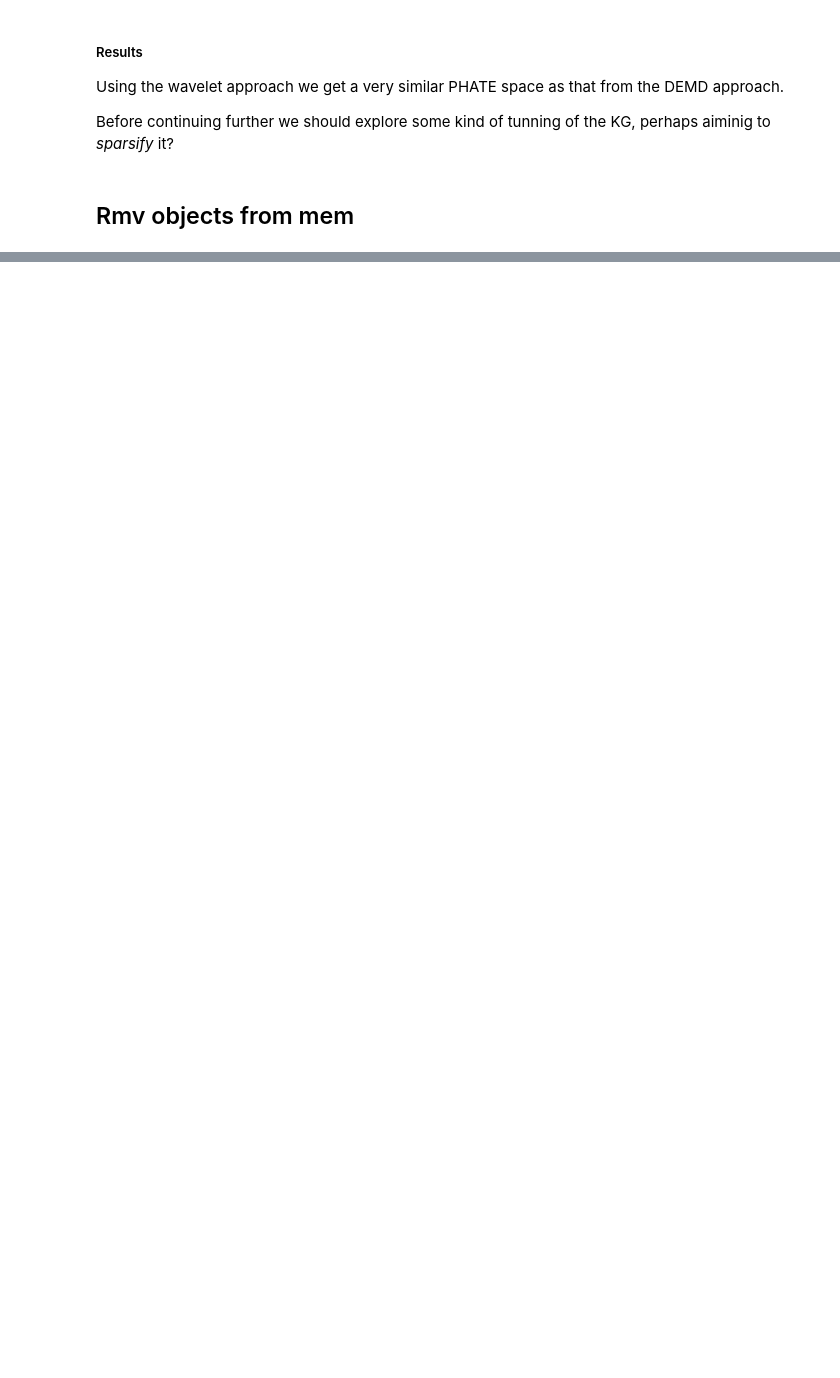
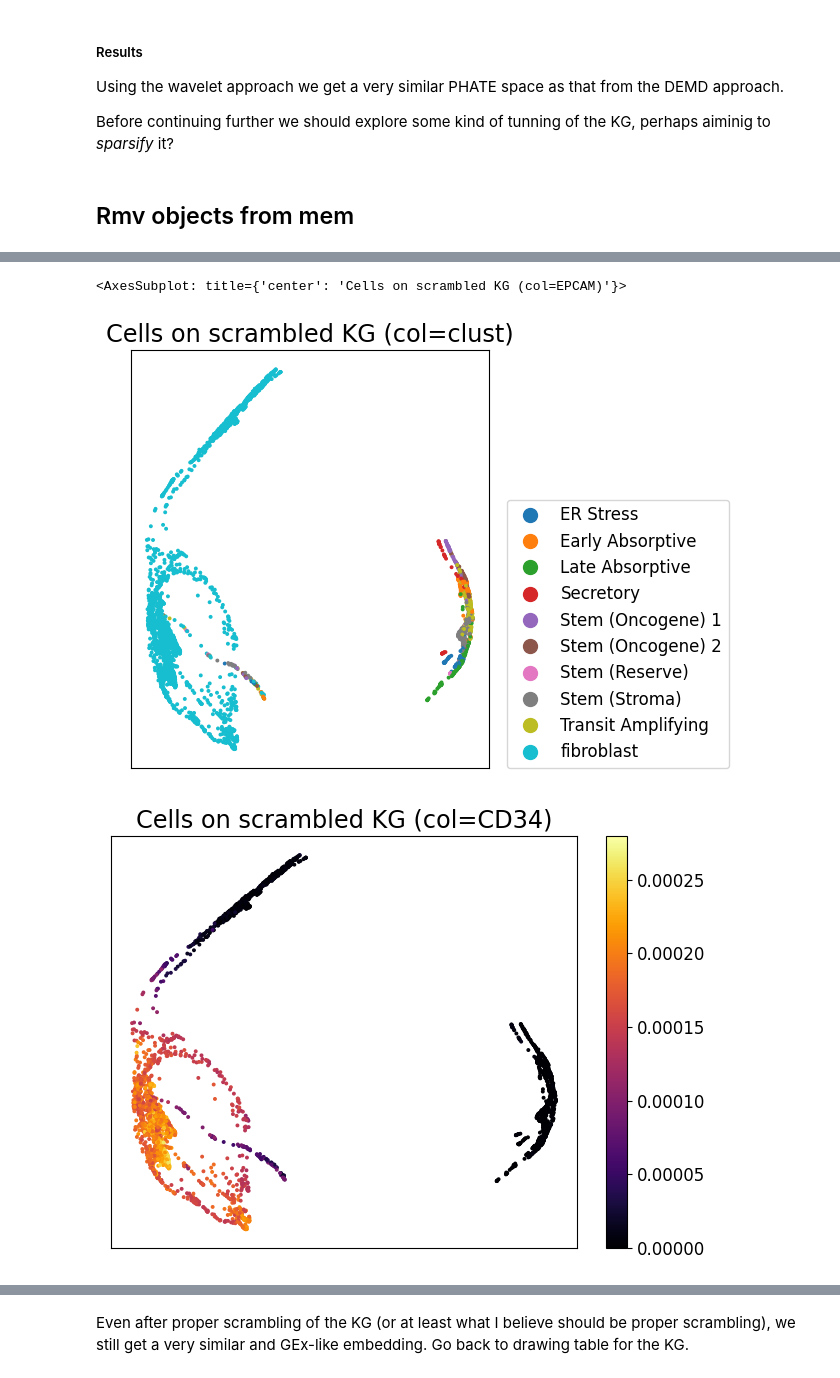
Before and after one commit to FerranC96/sKG4cellCommns, a Jupyter notebook: 2aKGnn_seqWTcocult.ipynb, the cells around one changed output, grey strips where cells are left out. Saved outputs shown, nothing was run; the diff lists cells and outputs as text; code cells hidden in the pictures; blank space fills up the shorter version.

Commit message:
Proper scrambling. B4 new KG

```diff
--- a/2aKGnn_seqWTcocult.ipynb
+++ b/2aKGnn_seqWTcocult.ipynb
@@ -639,7 +603,7 @@ knnKGE
 # %%
-#TRy sparsified version of graph
-KGEwavloc = Localizer(knnKGE) #Takes only pygsp graphs
-KGEwavloc.CalculateWavelets(J=4) #J is the scale param. Confirmed
-KGEwavloc.FlattenAndNormalize()
-KGEwavloc.FlatWaves.shape
+pyG = pygsp.graphs.Graph(W=networkx.to_numpy_array(G_scram))
+wavloc = Localizer(pyG) #Takes only pygsp graphs
+wavloc.CalculateWavelets(J=4) #J is the scale param. Confirmed
+wavloc.FlattenAndNormalize()
+wavloc.FlatWaves.shape
 # %% [output]
@@ -651,6 +613,0 @@ To project the cells on the gene**X**wavelet matrix we will multiply a cell**X**
-# %%
-#Reorder GEX data based on adjacency matrix
-dScalRnaSeq = dScalRnaSeq.reindex(
-                columns=dKGEnn_50filt.index)
-
-dScalRnaSeq
@@ -670,0 +614,6 @@ dScalRnaSeq
+# %%
+#Multiply 2 matrices using the dot product
+cell_projection = np.dot(dScalRnaSeq, wavloc.FlatWaves)
+del wavloc
+del pyG
+cell_projection.shape #Shape should be 3.7k rows by 50k columns
@@ -713,0 +625,2 @@ scprep.plot.scatter2d(
+# %%
+data_phate = phate.PHATE().fit_transform(cell_projection)
@@ -713,0 +645,23 @@ scprep.plot.scatter2d(
+# %%
+scprep.plot.scatter2d(
+    data_phate, c=dSEQmd["finalPOPS"],
+    title="Cells on scrambled KG (col=clust)", ticks=None,
+    legend_loc=(1.05, 0))
+
+scprep.plot.scatter2d(
+    data_phate, c=dScalRnaSeq["CD34"],
+    title="Cells on scrambled KG (col=CD34)", ticks=None,
+    legend_loc=(1.05, 0))
+scprep.plot.scatter2d(
+    data_phate, c=dScalRnaSeq[mouse2human["Vim"]],
+    title="Cells on scrambled KG (col=Vim)", ticks=None,
+    legend_loc=(1.05, 0))
+
+scprep.plot.scatter2d(
+    data_phate, c=dScalRnaSeq["EPCAM"],
+    title="Cells on scrambled KG (col=EPCAM)", ticks=None,
+    legend_loc=(1.05, 0))
+# %% [output]
+<AxesSubplot: title={'center': 'Cells on scrambled KG (col=EPCAM)'}>
+[figure, added]
+[figure, added]
@@ -713,0 +670,3 @@ scprep.plot.scatter2d(
+# %% [markdown]
+Even after proper scrambling of the KG (or at least what I believe should be proper scrambling), we still get a very similar and GEx-like embedding.
+Go back to drawing table for the KG.
```
Also changed, not shown: parts of 55 cells of this notebook, 3 other files.
